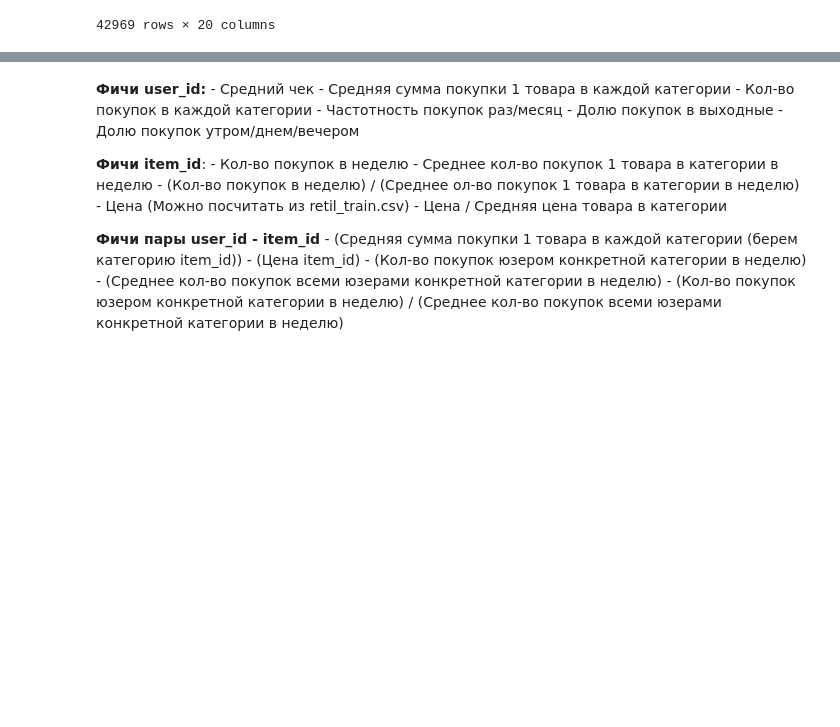
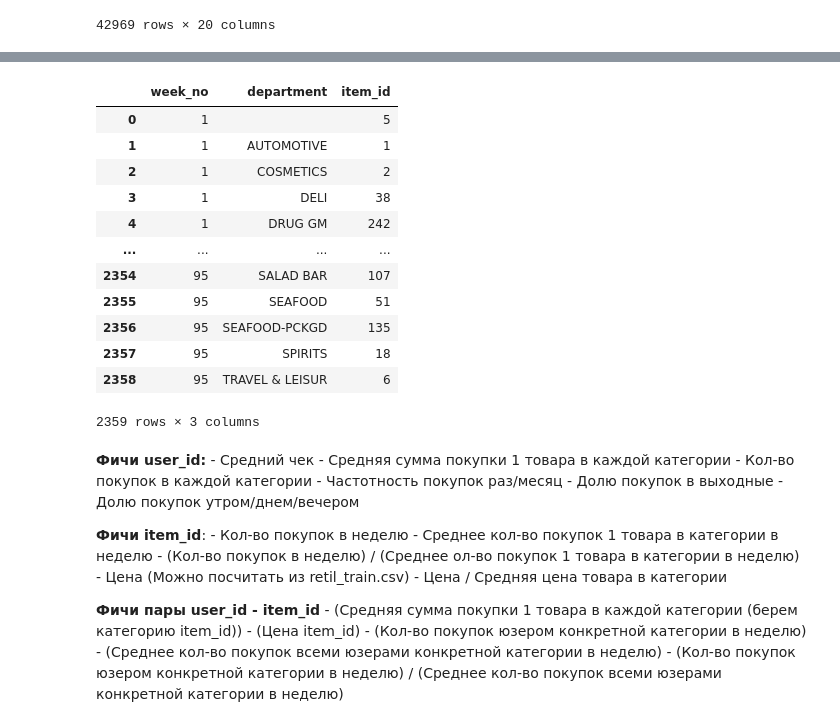
Before and after one commit to NickHlzv/Reccomend_system, a Jupyter notebook: webinar_6/webinar_6.ipynb, the cells around one changed output, grey strips where cells are left out. Saved outputs shown, nothing was run; the diff lists cells and outputs as text; code cells hidden in the pictures; blank space fills up the shorter version.

```diff
--- a/webinar_6/webinar_6.ipynb
+++ b/webinar_6/webinar_6.ipynb
@@ -696,3 +714,20 @@ data
+# %%
+buy_cat_reduce_average_2 = data.groupby(['week_no', 'department'])['item_id'].count().reset_index()
+buy_cat_reduce_average_2
+# %% [output]
+|  | week_no | department | item_id |
+| 0 | 1 |  | 5 |
+| 1 | 1 | AUTOMOTIVE | 1 |
+| 2 | 1 | COSMETICS | 2 |
+| 3 | 1 | DELI | 38 |
+| 4 | 1 | DRUG GM | 242 |
+| ... | ... | ... | ... |
+| 2354 | 95 | SALAD BAR | 107 |
+| 2355 | 95 | SEAFOOD | 51 |
+| 2356 | 95 | SEAFOOD-PCKGD | 135 |
+| 2357 | 95 | SPIRITS | 18 |
+| 2358 | 95 | TRAVEL & LEISUR | 6 |
+2359 rows × 3 columns
 # %% [markdown]
 **Фичи user_id:**
     - Средний чек
```
Also changed, not shown: parts of 19 cells of this notebook.
